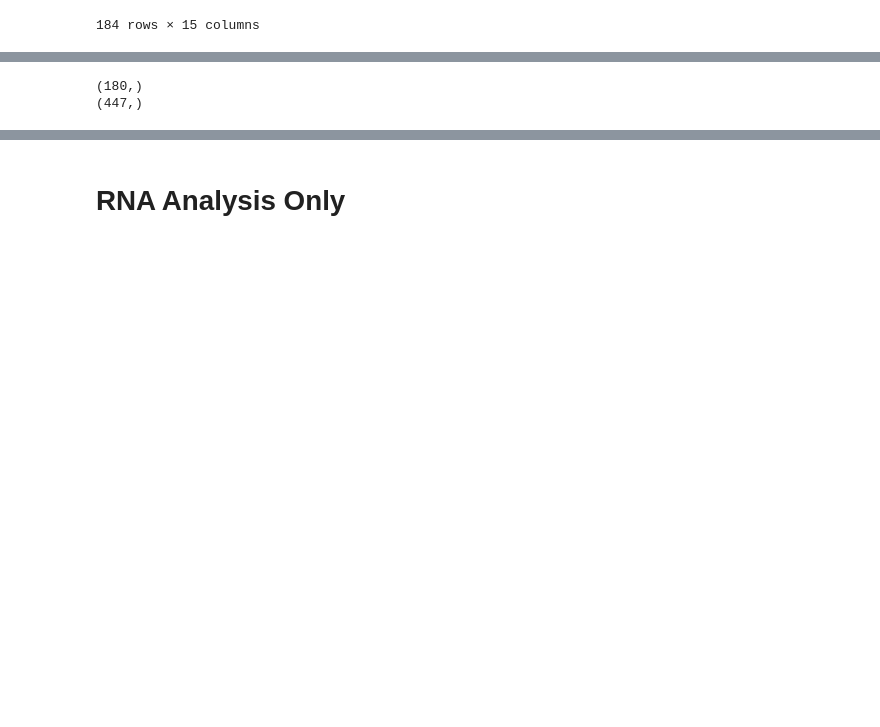
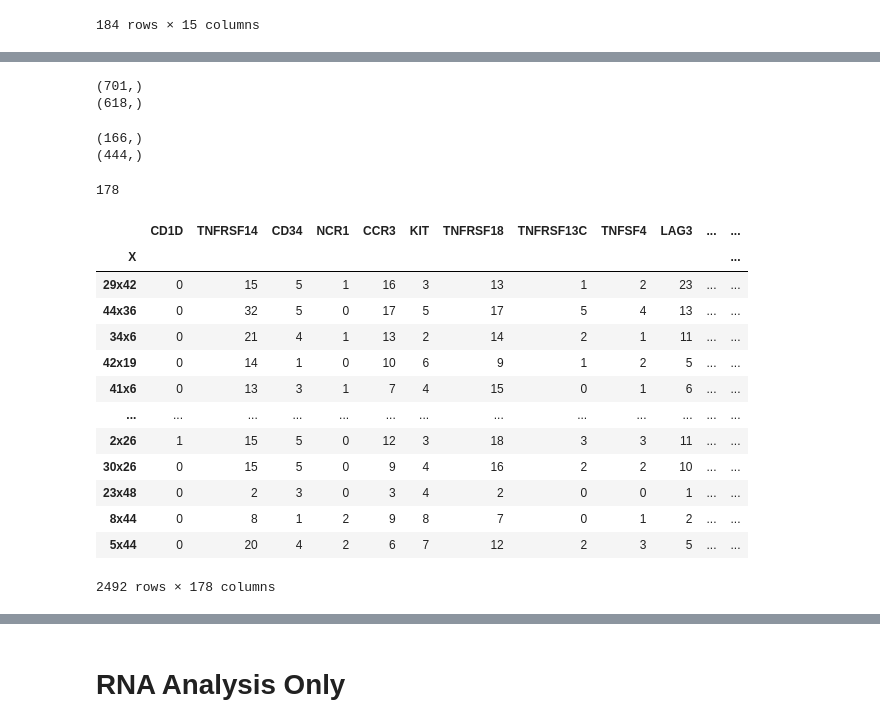
Before and after one commit to schae211/liana_spatial_cite-seq, a Jupyter notebook: read_data.ipynb, the cells around one changed output, grey strips where cells are left out. Drawn from its saved outputs; the diff is of its cells as text; code cells hidden in the pictures; blank space fills up the shorter version.

```diff
--- a/read_data.ipynb
+++ b/read_data.ipynb
@@ -340,8 +340,8 @@ match_bool_ligands.sum()
 # %%
 barcodes["matched"] = np.logical_or(barcodes["matched_receptor_bool"], barcodes["matched_ligand_bool"])
 # %%
-barcodes.matched_receptor = matched_receptors
-barcodes.matched_ligand = matched_ligands
+barcodes["matched_receptor"] = matched_receptors
+barcodes["matched_ligand"] = matched_ligands
 # %%
 matched_receptors = np.array(matched_receptors)[[s != "none" for s in matched_receptors]]
 matched_ligands = np.array(matched_ligands)[[s != "none" for s in matched_ligands]]
@@ -410,9 +419,53 @@ print(db_subset.shape)
 (819, 2)
-# %%
-misty_predictors = np.union1d(np.unique(matched_receptors), np.unique(matched_ligands))
-print(misty_predictors.shape)
-misty_targets = np.array(list(set(list(all_genes_in_rna)) - set(list(misty_predictors))))
-print(misty_targets.shape)
-# %% [output]
-(180,)
-(447,)
+# %%
+print(all_genes.shape)
+print(all_genes_in_rna.shape)
+# %% [output]
+(701,)
+(618,)
+# %%
+misty_predictors = np.union1d(np.unique(matched_receptors), np.unique(matched_ligands))
+misty_predictors = np.array([s for s in misty_predictors if s in list(set(db_subset.ligand.to_list() + db_subset.receptor.to_list()))])
+print(misty_predictors.shape)
+
+misty_targets = np.array(list(set(list(set(db_subset.ligand.to_list() + db_subset.receptor.to_list()))) - set(list(misty_predictors))))
+print(misty_targets.shape)
+
+# check that misty targets (genes with ADT) and misty predictors have no overlap
+assert set(list(misty_predictors)) & set(list(misty_targets)) == set()
+assert len(set(db_subset.ligand.to_list() + db_subset.receptor.to_list())) == len(set(misty_predictors) | set(misty_targets))
+# %% [output]
+(166,)
+(444,)
+# %%
+barcode_to_match = {}
+for row_dict in barcodes.to_dict(orient="records"):
+    if row_dict["matched_receptor_bool"]:
+        if row_dict["matched_receptor"] in rna.columns:
+            barcode_to_match[row_dict["barcode"]] = row_dict["matched_receptor"]
+    elif row_dict["matched_ligand_bool"]:
+        if row_dict["matched_ligand"] in rna.columns:
+            barcode_to_match[row_dict["barcode"]] = row_dict["matched_ligand"]
+len(barcode_to_match)
+# %% [output]
+178
+# %%
+prot.columns = barcodes["barcode"]
+prot_predictor = prot.loc[:, list(barcode_to_match.keys())]
+prot_predictor.columns = [barcode_to_match[s] for s in prot_predictor.columns]
+prot_predictor
+# %% [output]
+|  | CD1D | TNFRSF14 | CD34 | NCR1 | CCR3 | KIT | TNFRSF18 | TNFRSF13C | TNFSF4 | LAG3 | ... | ... |
+| X |  |  |  |  |  |  |  |  |  |  |  | ... |
+| 29x42 | 0 | 15 | 5 | 1 | 16 | 3 | 13 | 1 | 2 | 23 | ... | ... |
+| 44x36 | 0 | 32 | 5 | 0 | 17 | 5 | 17 | 5 | 4 | 13 | ... | ... |
+| 34x6 | 0 | 21 | 4 | 1 | 13 | 2 | 14 | 2 | 1 | 11 | ... | ... |
+| 42x19 | 0 | 14 | 1 | 0 | 10 | 6 | 9 | 1 | 2 | 5 | ... | ... |
+| 41x6 | 0 | 13 | 3 | 1 | 7 | 4 | 15 | 0 | 1 | 6 | ... | ... |
+| ... | ... | ... | ... | ... | ... | ... | ... | ... | ... | ... | ... | ... |
+| 2x26 | 1 | 15 | 5 | 0 | 12 | 3 | 18 | 3 | 3 | 11 | ... | ... |
+| 30x26 | 0 | 15 | 5 | 0 | 9 | 4 | 16 | 2 | 2 | 10 | ... | ... |
+| 23x48 | 0 | 2 | 3 | 0 | 3 | 4 | 2 | 0 | 0 | 1 | ... | ... |
+| 8x44 | 0 | 8 | 1 | 2 | 9 | 8 | 7 | 0 | 1 | 2 | ... | ... |
+| 5x44 | 0 | 20 | 4 | 2 | 6 | 7 | 12 | 2 | 3 | 5 | ... | ... |
+2492 rows × 178 columns
```
Also changed, not shown: parts of 16 cells of this notebook.
